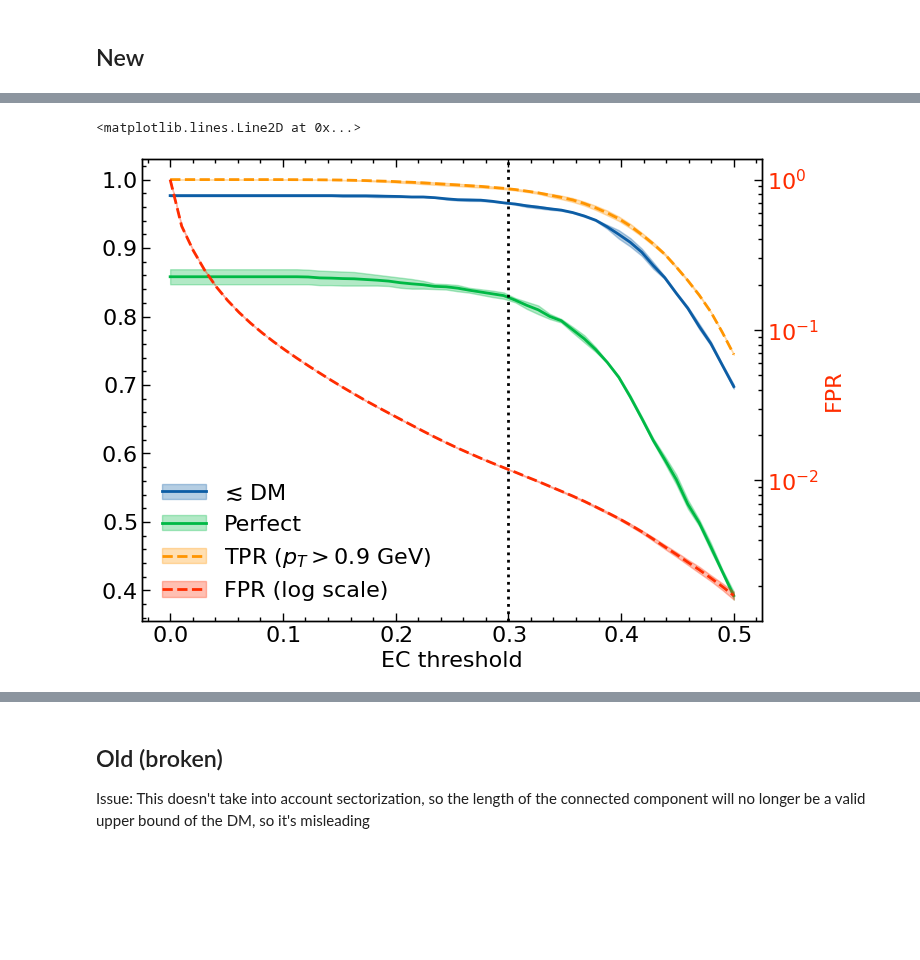
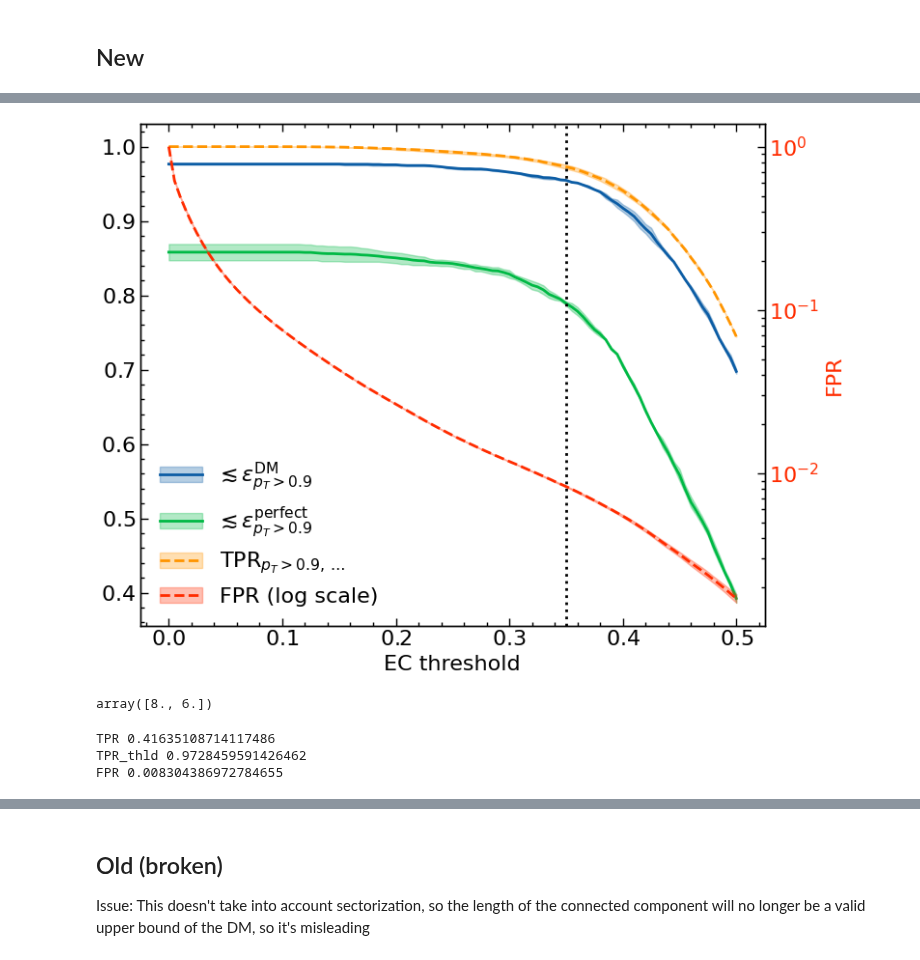
Before and after one commit to gnn-tracking/klieret-gnn-tracking-experiments, a Jupyter notebook: notebooks/0570_find_legacy_ef_cutoff.ipynb, the cells around one changed output, grey strips where cells are left out. Saved outputs shown, nothing was run; the diff lists cells and outputs as text; code cells hidden in the pictures; blank space fills up the shorter version.

```diff
--- a/notebooks/0570_find_legacy_ef_cutoff.ipynb
+++ b/notebooks/0570_find_legacy_ef_cutoff.ipynb
@@ -96,4 +95,4 @@ def get_maximum_dm_stats(module, dataloader, cutoffs):
 # %%
 import numpy as np
 
-df = get_maximum_dm_stats(module, dm.val_dataloader(), np.linspace(0., 0.5, 50))
+df = get_maximum_dm_stats(module, dm.val_dataloader(), np.linspace(0., 0.5, 101))
@@ -162,19 +141,19 @@ class ThresholdPossibilityInfoPlot:
     def plot_dm(self):
         self.plot_errorline(
             "double_majority_pt0.9",
-            label=r"$\lesssim$ DM",
+            label=r"$\lesssim\, \epsilon^{\mathrm{DM}}_{p_T > 0.9}$",
         )
 
     def plot_perfect(self):
         self.plot_errorline(
             "perfect_pt0.9",
-            label="Perfect",
+            label="$\lesssim\, \epsilon^{\mathrm{perfect}}_{p_T > 0.9}$",
         )
 
     def plot_tpr_fpr(self):
         self.plot_errorline(
             "TPR_thld",
-            label=r"TPR ($p_T > 0.9$ GeV, \dots)",
+            label=r"$\mathrm{TPR}_{p_T > 0.9, \dots}$",
             ls = "--",
         )
         self.plot_errorline(
@@ -192,7 +171,12 @@ class ThresholdPossibilityInfoPlot:
 # %%
 tpip = ThresholdPossibilityInfoPlot(df)
 tpip.plot()
-tpip.ax.axvline(0.3, color="black", ls=":")
+tpip.ax.axvline(0.35, color="black", ls=":")
+tpip.ax.get_figure().tight_layout()
+tpip.ax.get_figure().savefig("tpip.pdf")
 # %% [output]
-<matplotlib.lines.Line2D at 0x...>
-[figure, old version]
+[figure, new version]
+# %%
+tpip.ax.get_figure().get_size_inches()
+# %% [output]
+array([8., 6.])
@@ -198,0 +185,7 @@ tpip.ax.axvline(0.3, color="black", ls=":")
+# %%
+for col in ["TPR", "TPR_thld", "FPR"]:
+    print(col, this_df[col].item())
+# %% [output]
+TPR 0.41635108714117486
+TPR_thld 0.9728459591426462
+FPR 0.008304386972784655
```
Also changed, not shown: parts of 9 cells of this notebook.
